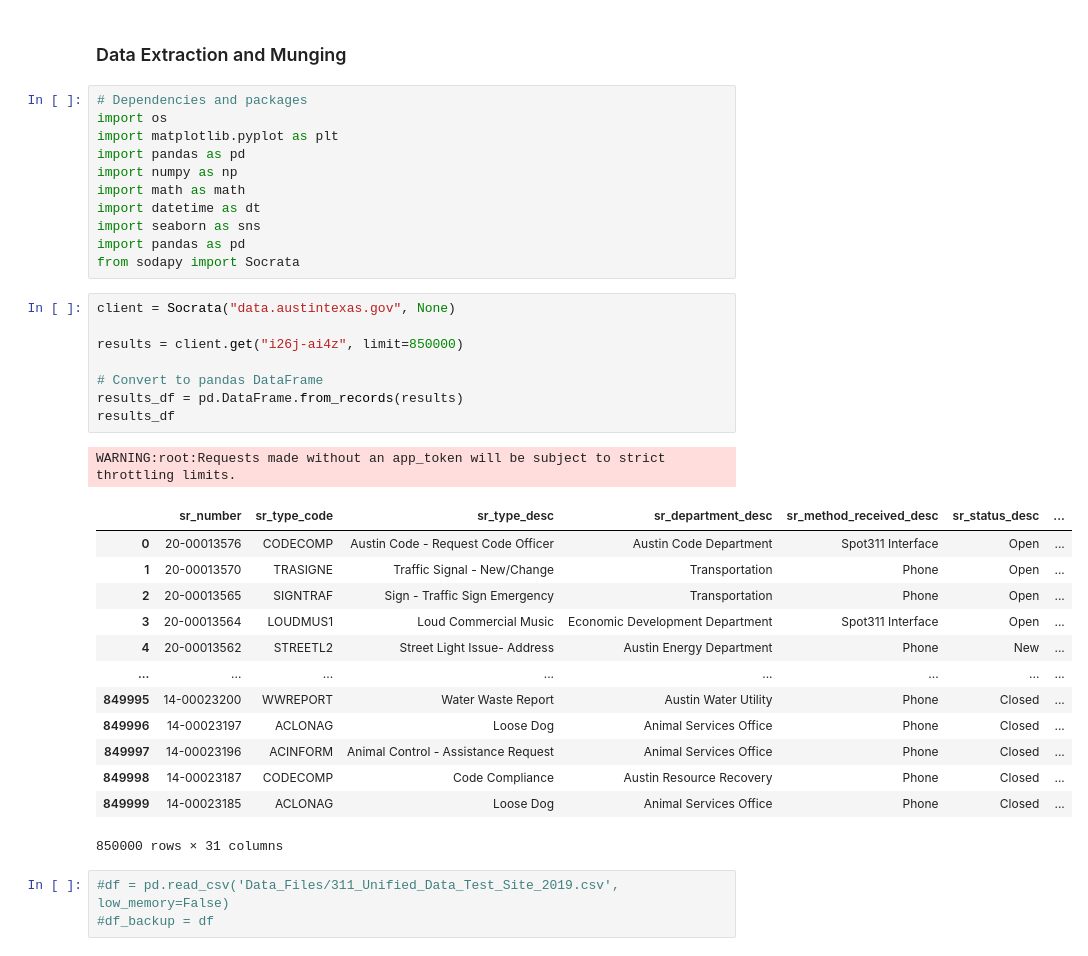
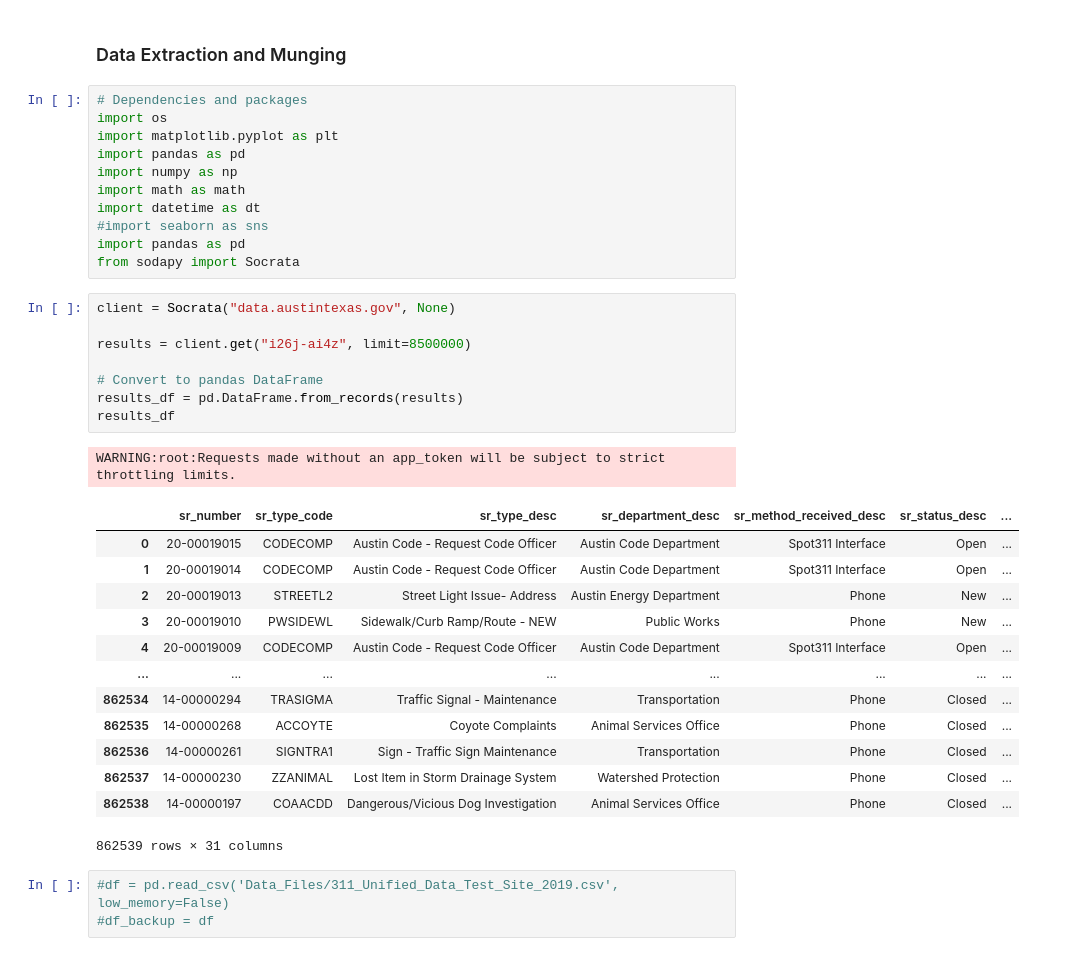
Before and after one commit to JansenKat/Scooters_In_Austin_Data_Analysis, a Jupyter notebook: notebooks/311_AODP/311_data_wrangling.ipynb, the cells around one changed output. Drawn from its saved outputs; the diff is of its cells as text.

```diff
--- a/notebooks/311_AODP/311_data_wrangling.ipynb
+++ b/notebooks/311_AODP/311_data_wrangling.ipynb
@@ -19,32 +19,32 @@ import pandas as pd
 import numpy as np
 import math as math
 import datetime as dt
-import seaborn as sns
+#import seaborn as sns
 import pandas as pd
 from sodapy import Socrata
 # %%
 client = Socrata("data.austintexas.gov", None)
 
-results = client.get("i26j-ai4z", limit=850000)
+results = client.get("i26j-ai4z", limit=8500000)
 
 # Convert to pandas DataFrame
 results_df = pd.DataFrame.from_records(results)
 results_df
 # %% [output]
 WARNING:root:Requests made without an app_token will be subject to strict throttling limits.
 |  | sr_number | sr_type_code | sr_type_desc | sr_department_desc | sr_method_received_desc | sr_status_desc | ... |
-| 0 | 20-00013576 | CODECOMP | Austin Code - Request Code Officer | Austin Code Department | Spot311 Interface | Open | ... |
-| 1 | 20-00013570 | TRASIGNE | Traffic Signal - New/Change | Transportation | Phone | Open | ... |
-| 2 | 20-00013565 | SIGNTRAF | Sign - Traffic Sign Emergency | Transportation | Phone | Open | ... |
-| 3 | 20-00013564 | LOUDMUS1 | Loud Commercial Music | Economic Development Department | Spot311 Interface | Open | ... |
-| 4 | 20-00013562 | STREETL2 | Street Light Issue- Address | Austin Energy Department | Phone | New | ... |
+| 0 | 20-00019015 | CODECOMP | Austin Code - Request Code Officer | Austin Code Department | Spot311 Interface | Open | ... |
+| 1 | 20-00019014 | CODECOMP | Austin Code - Request Code Officer | Austin Code Department | Spot311 Interface | Open | ... |
+| 2 | 20-00019013 | STREETL2 | Street Light Issue- Address | Austin Energy Department | Phone | New | ... |
+| 3 | 20-00019010 | PWSIDEWL | Sidewalk/Curb Ramp/Route - NEW | Public Works | Phone | New | ... |
+| 4 | 20-00019009 | CODECOMP | Austin Code - Request Code Officer | Austin Code Department | Spot311 Interface | Open | ... |
 | ... | ... | ... | ... | ... | ... | ... | ... |
-| 849995 | 14-00023200 | WWREPORT | Water Waste Report | Austin Water Utility | Phone | Closed | ... |
-| 849996 | 14-00023197 | ACLONAG | Loose Dog | Animal Services Office | Phone | Closed | ... |
-| 849997 | 14-00023196 | ACINFORM | Animal Control - Assistance Request | Animal Services Office | Phone | Closed | ... |
-| 849998 | 14-00023187 | CODECOMP | Code Compliance | Austin Resource Recovery | Phone | Closed | ... |
-| 849999 | 14-00023185 | ACLONAG | Loose Dog | Animal Services Office | Phone | Closed | ... |
+| 862534 | 14-00000294 | TRASIGMA | Traffic Signal - Maintenance | Transportation | Phone | Closed | ... |
+| 862535 | 14-00000268 | ACCOYTE | Coyote Complaints | Animal Services Office | Phone | Closed | ... |
+| 862536 | 14-00000261 | SIGNTRA1 | Sign - Traffic Sign Maintenance | Transportation | Phone | Closed | ... |
+| 862537 | 14-00000230 | ZZANIMAL | Lost Item in Storm Drainage System | Watershed Protection | Phone | Closed | ... |
+| 862538 | 14-00000197 | COAACDD | Dangerous/Vicious Dog Investigation | Animal Services Office | Phone | Closed | ... |
-850000 rows × 31 columns
+862539 rows × 31 columns
 # %%
 #df = pd.read_csv('Data_Files/311_Unified_Data_Test_Site_2019.csv', low_memory=False)
 #df_backup = df
```
Also changed, not shown: parts of 13 cells of this notebook, 2 other files.
